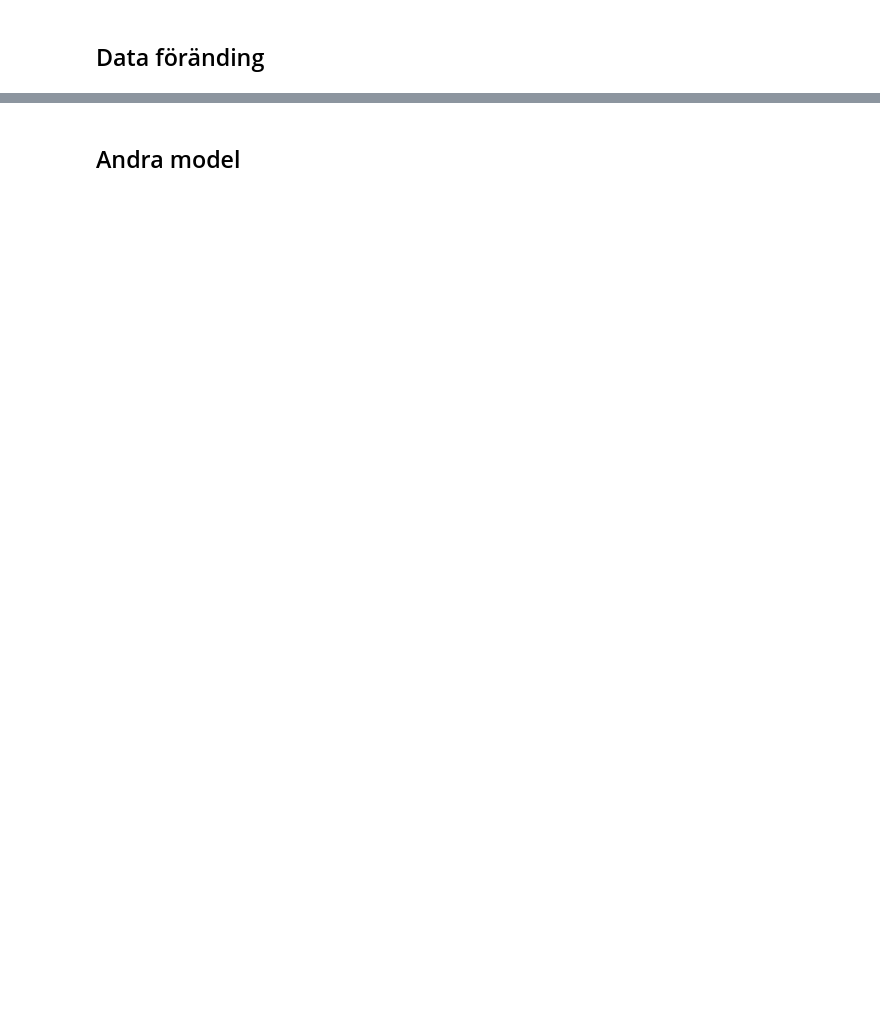
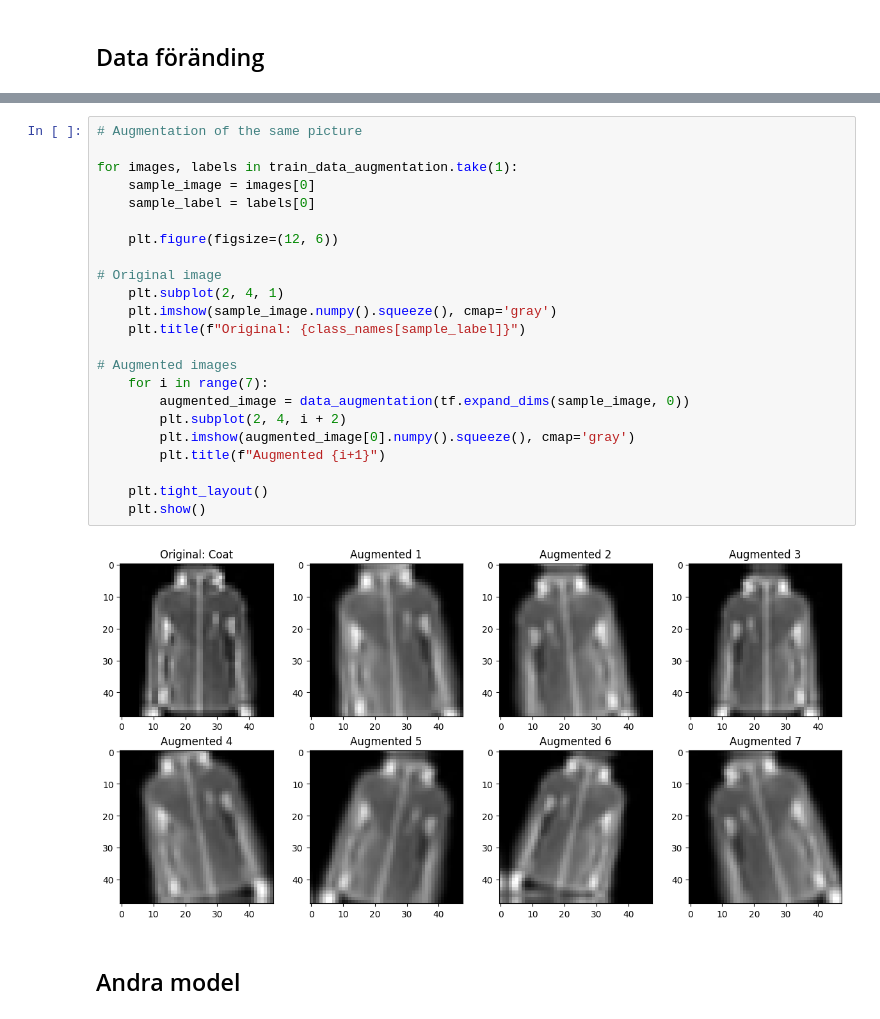
Before and after one commit to eliasstalfreelancer/GruppArbete_Grupp_5_Deep_Learning, a Jupyter notebook: report.ipynb, the cells around one changed output, grey strips where cells are left out. Saved outputs shown, nothing was run; the diff lists cells and outputs as text; blank space fills up the shorter version.

```diff
--- a/report.ipynb
+++ b/report.ipynb
@@ -200,2 +251,27 @@ Epoch 10/10
+# %%
+# Augmentation of the same picture
+
+for images, labels in train_data_augmentation.take(1):
+    sample_image = images[0]
+    sample_label = labels[0]
+
+    plt.figure(figsize=(12, 6))
+
+# Original image
+    plt.subplot(2, 4, 1)
+    plt.imshow(sample_image.numpy().squeeze(), cmap='gray')
+    plt.title(f"Original: {class_names[sample_label]}")
+
+# Augmented images
+    for i in range(7):
+        augmented_image = data_augmentation(tf.expand_dims(sample_image, 0))
+        plt.subplot(2, 4, i + 2)
+        plt.imshow(augmented_image[0].numpy().squeeze(), cmap='gray')
+        plt.title(f"Augmented {i+1}")
+
+    plt.tight_layout()
+    plt.show()
+# %% [output]
+[figure, added]
 # %% [markdown]
 ## Andra model
```
Also changed, not shown: parts of 9 cells of this notebook, 1 other file.
